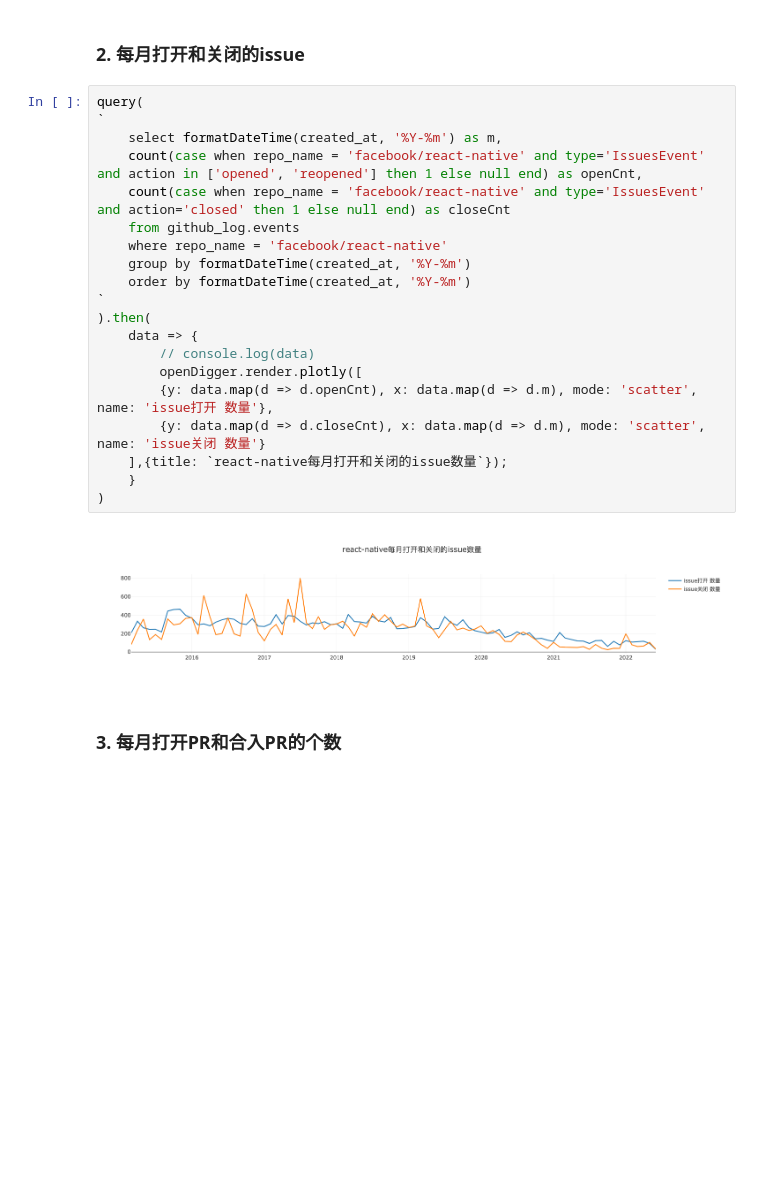
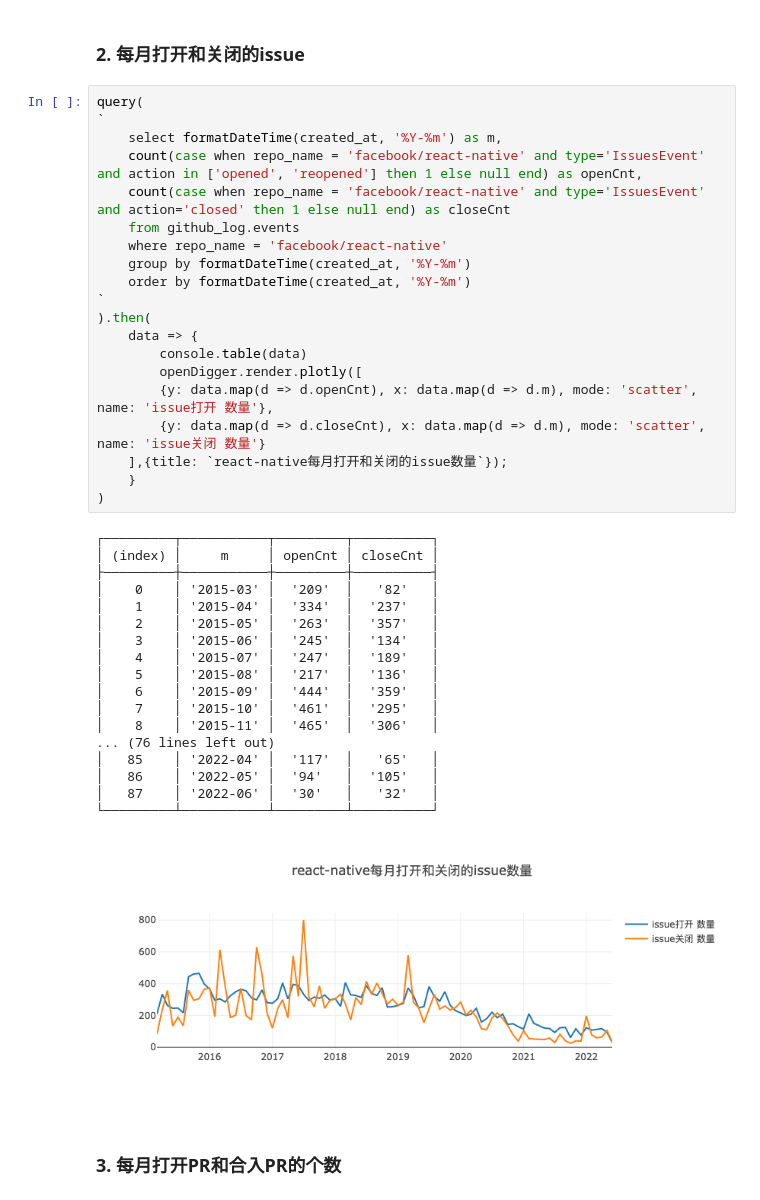
Before and after one commit to X-lab2017/OSSDevGov2022, a Jupyter notebook: 39-react-native/39-react-native.ipynb, the cells around one changed output. Cells and saved outputs as stored; diff of their text form; blank space fills up the shorter version.

```diff
--- a/39-react-native/39-react-native.ipynb
+++ b/39-react-native/39-react-native.ipynb
@@ -67,25 +79,42 @@ query(
 # %%
 query(
 `
     select formatDateTime(created_at, '%Y-%m') as m,
     count(case when repo_name = 'facebook/react-native' and type='IssuesEvent' and action in ['opened', 'reopened'] then 1 else null end) as openCnt,
     count(case when repo_name = 'facebook/react-native' and type='IssuesEvent' and action='closed' then 1 else null end) as closeCnt
     from github_log.events
     where repo_name = 'facebook/react-native'
     group by formatDateTime(created_at, '%Y-%m')
     order by formatDateTime(created_at, '%Y-%m')
 `
 ).then(
     data => {
-        // console.log(data)
+        console.table(data)
         openDigger.render.plotly([
         {y: data.map(d => d.openCnt), x: data.map(d => d.m), mode: 'scatter', name: 'issue打开 数量'},
         {y: data.map(d => d.closeCnt), x: data.map(d => d.m), mode: 'scatter', name: 'issue关闭 数量'}
     ],{title: `react-native每月打开和关闭的issue数量`});
     }
 )
 # %% [output]
+┌─────────┬───────────┬─────────┬──────────┐
+│ (index) │     m     │ openCnt │ closeCnt │
+├─────────┼───────────┼─────────┼──────────┤
+│    0    │ '2015-03' │  '209'  │   '82'   │
+│    1    │ '2015-04' │  '334'  │  '237'   │
+│    2    │ '2015-05' │  '263'  │  '357'   │
+│    3    │ '2015-06' │  '245'  │  '134'   │
+│    4    │ '2015-07' │  '247'  │  '189'   │
+│    5    │ '2015-08' │  '217'  │  '136'   │
+│    6    │ '2015-09' │  '444'  │  '359'   │
+│    7    │ '2015-10' │  '461'  │  '295'   │
+│    8    │ '2015-11' │  '465'  │  '306'   │
+... (76 lines left out)
+│   85    │ '2022-04' │  '117'  │   '65'   │
+│   86    │ '2022-05' │  '94'   │  '105'   │
+│   87    │ '2022-06' │  '30'   │   '32'   │
+└─────────┴───────────┴─────────┴──────────┘
-[figure, old version]
+[figure, new version]
 # %% [markdown]
 ### 3. 每月打开PR和合入PR的个数
 # %%
```
Also changed, not shown: parts of 4 cells of this notebook.
